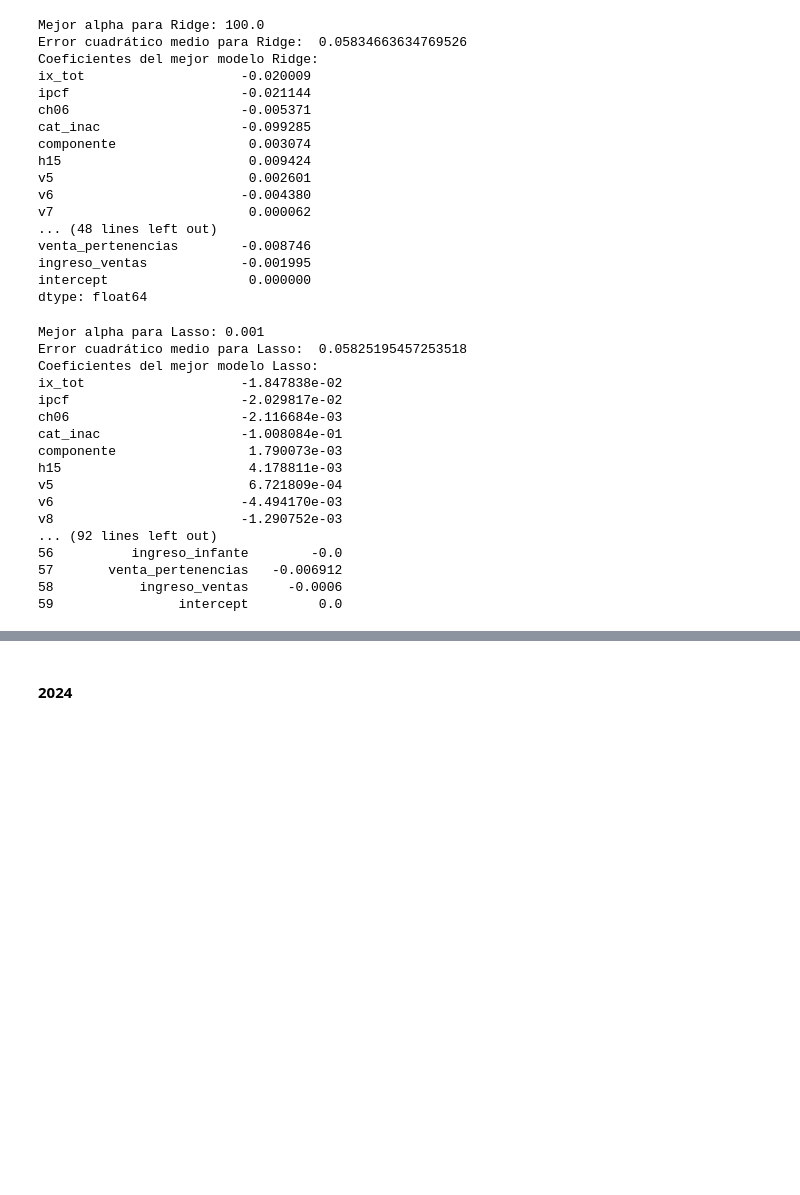
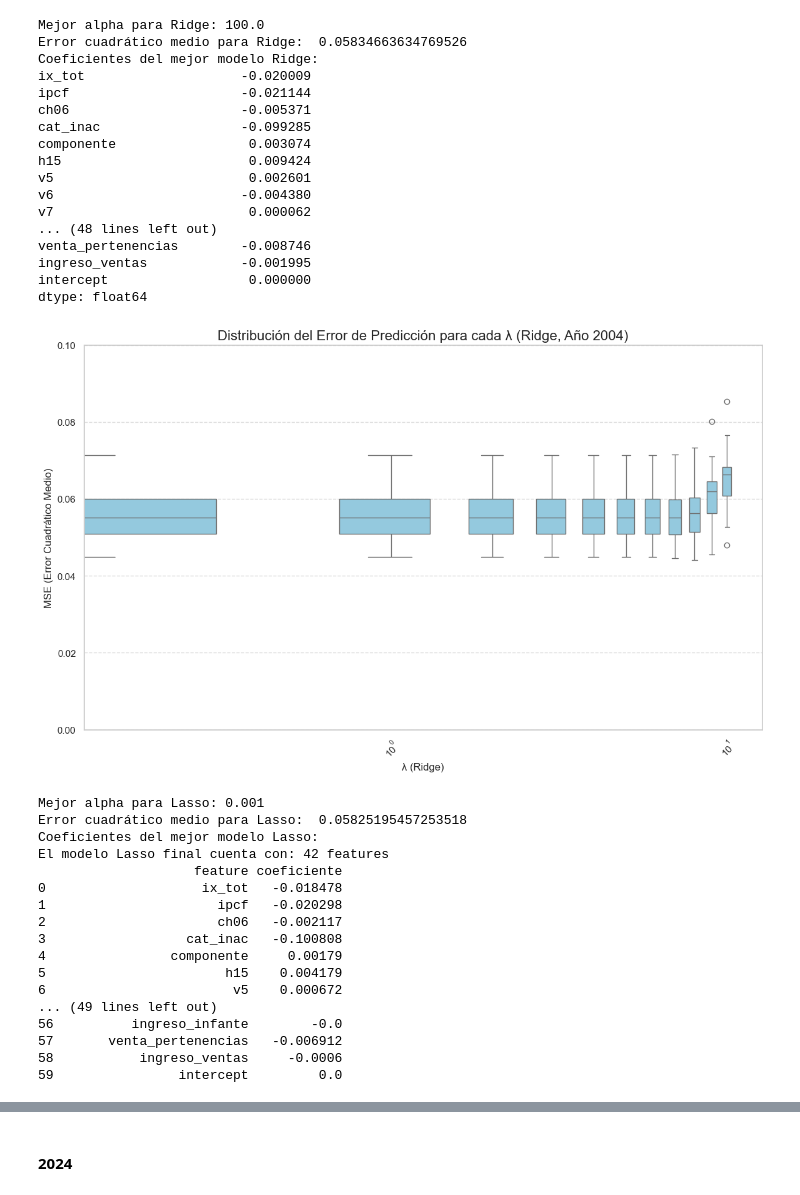
Before and after one commit to AngelaNavajas/CC408-T1-4, a Jupyter notebook: TP4/TP4.ipynb, the cells around one changed output, grey strips where cells are left out. Drawn from its saved outputs; the diff is of its cells as text; code cells hidden in the pictures; blank space fills up the shorter version.

```diff
--- a/TP4/TP4.ipynb
+++ b/TP4/TP4.ipynb
@@ -1188,9 +1189,41 @@ venta_pertenencias        -0.008746
 ingreso_ventas            -0.001995
 intercept                  0.000000
 dtype: float64
+# %%
+mse_data_ridge_04 = []
+
+for alpha in alphas_ridge:
+    ridge = Ridge(alpha = alpha)
+    # Usar validación cruzada para calcular MSE (negativo porque sklearn devuelve -MSE)
+    scores = cross_val_score(ridge, X_train_2004_trans, y_train_2004, cv=10, scoring='neg_mean_squared_error')
+    mse_scores = -scores  # Convertir a valores positivos de MSE
+
+    # Almacenar los resultados: cada λ y los MSE de las particiones de CV
+    for mse in mse_scores:
+        mse_data_ridge.append({'lambda': alpha, 'mse': mse})
+
+# Convertir los resultados en un DataFrame
+mse_df_ridge = pd.DataFrame(mse_data_ridge)
+
+plt.figure(figsize=(14, 8))  # Aumentar el tamaño del gráfico
+sns.boxplot(data=mse_df_ridge, x='lambda', y='mse', width=0.6, color='skyblue')  # Cambiar ancho de cajas
+
+# Personalizar el gráfico
+plt.xscale('log')  # Mantener escala logarítmica en el eje X
+plt.xticks(rotation=45)  # Rotar las etiquetas del eje X
+plt.ylim(0, 0.1)  # Ajustar el rango del eje Y para enfocar la visualización
+plt.title('Distribución del Error de Predicción para cada λ (Ridge, Año 2004)', fontsize=16)
+plt.xlabel('λ (Ridge)', fontsize=12)
+plt.ylabel('MSE (Error Cuadrático Medio)', fontsize=12)
+plt.grid(axis='y', linestyle='--', alpha=0.7)  # Agregar líneas de cuadrícula en el eje Y
+
+# Mostrar el gráfico
+plt.show()
+# %% [output]
+[figure, added]
 # %%
 # Lasso con validación cruzada
-lassocv_04 = LassoCV(alphas=alphas_lasso, cv=10, max_iter=100000, random_state=100)
+lassocv_04 = LassoCV(alphas=alphas_lasso, cv=10, max_iter = 100000, random_state=100)
 lassocv_04.fit(X_train_2004_trans, y_train_2004)
 print("Mejor alpha para Lasso:", lassocv_04.alpha_)
 
@@ -1202,8 +1235,10 @@ ecm_lasso = mean_squared_error(y_test_2004, lasso_pred)
 
 print("Error cuadrático medio para Lasso: ", ecm_lasso)
 print("Coeficientes del mejor modelo Lasso:")
-coeficientes_lasso_04 = pd.Series(lasso_04.coef_, index=X_train_2004_trans.columns)
-print(coeficientes_lasso_04[coeficientes_lasso_04 != 0])
+
+#coeficientes_lasso_04 = pd.Series(lasso_04.coef_, index=X_train_2004_trans.columns)
+#print("coeficientes distintos de 0: ", coeficientes_lasso_04[coeficientes_lasso_04 != 0])
+
 # Guardar coeficientes en un DataFrame
 coeficientes_finales_04 = pd.DataFrame([np.array(X_train_2004_trans.columns.tolist()), lasso_04.coef_]).T
 coeficientes_finales_04.columns = ['feature', 'coeficiente']
@@ -1213,16 +1248,16 @@ print(coeficientes_finales_04)
 Mejor alpha para Lasso: 0.001
 Error cuadrático medio para Lasso:  0.05825195457253518
 Coeficientes del mejor modelo Lasso:
-ix_tot                    -1.847838e-02
-ipcf                      -2.029817e-02
-ch06                      -2.116684e-03
-cat_inac                  -1.008084e-01
-componente                 1.790073e-03
-h15                        4.178811e-03
-v5                         6.721809e-04
-v6                        -4.494170e-03
-v8                        -1.290752e-03
-... (92 lines left out)
+El modelo Lasso final cuenta con: 42 features
+                    feature coeficiente
+0                    ix_tot   -0.018478
+1                      ipcf   -0.020298
+2                      ch06   -0.002117
+3                  cat_inac   -0.100808
+4                componente     0.00179
+5                       h15    0.004179
+6                        v5    0.000672
+... (49 lines left out)
 56          ingreso_infante        -0.0
 57       venta_pertenencias   -0.006912
 58           ingreso_ventas     -0.0006
```
Also changed, not shown: parts of 12 cells of this notebook.
